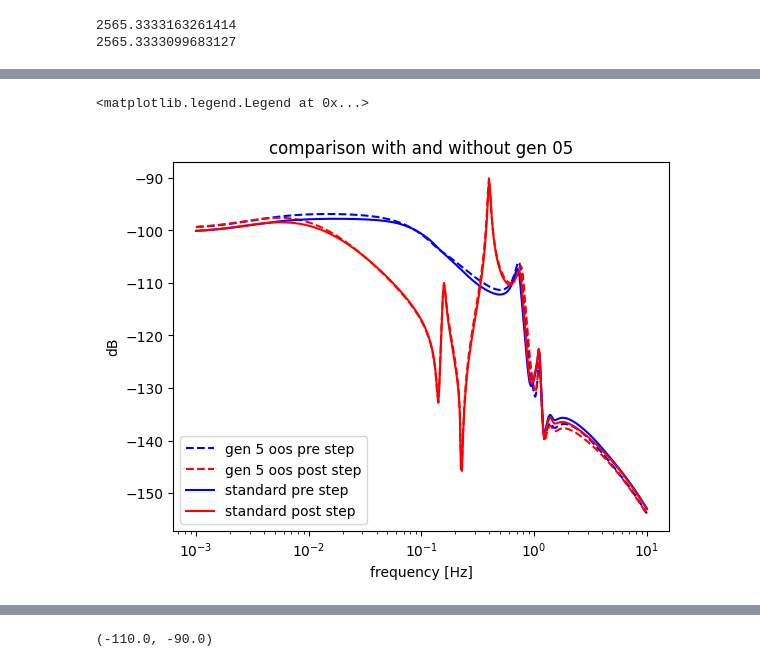
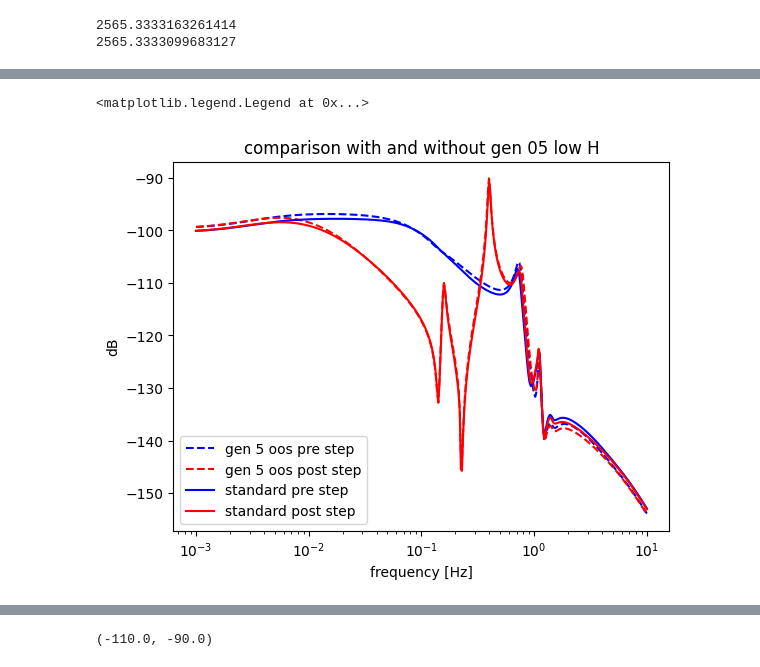
Before and after one commit to Ale20BruMalaussen/ai-pf, a Jupyter notebook: file analyzer.ipynb, the cells around one changed output, grey strips where cells are left out. Drawn from its saved outputs; the diff is of its cells as text; code cells hidden in the pictures.

```diff
--- a/file analyzer.ipynb
+++ b/file analyzer.ipynb
@@ -9,7 +9,7 @@ folder = r"C:\Users\aless\Desktop\dataset_AI_stablepower\small_experiments\confr
 data_g5oos_low_h_pre = np.load(os.path.join(folder, 'IEEE39_AC_config_grid_former_reali_g5oos_low_inertia_pre_step.npz'), allow_pickle = True)
 data_g5oos_low_h_post = np.load(os.path.join(folder, 'IEEE39_AC_config_grid_former_reali_g5oos_low_inertia_post_step.npz'), allow_pickle = True)
 data_norm_low_h_pre = np.load(os.path.join(folder, 'IEEE39_AC_config_grid_former_reali_low_inertia_pre_step.npz'), allow_pickle = True)
-data_norm_post = np.load(os.path.join(folder, 'IEEE39_AC_config_grid_former_reali_low_inertia_post_step.npz'), allow_pickle = True)
+data_norm_low_h_post = np.load(os.path.join(folder, 'IEEE39_AC_config_grid_former_reali_low_inertia_post_step.npz'), allow_pickle = True)
 
 
 data_g5oos_pre = np.load(os.path.join(folder, 'IEEE39_AC_config_grid_former_reali_g5oos_pre_step.npz'), allow_pickle = True)
@@ -25,13 +38,13 @@ print(data_g5oos_pre['Mtot'])
 # %%
 plt.semilogx(data_g5oos_low_h_pre['F'], 20*np.log10(np.abs(data_g5oos_low_h_pre['TF'][0,:,0])), '--b', label='gen 5 oos pre step')
 plt.semilogx(data_g5oos_low_h_post['F'], 20*np.log10(np.abs(data_g5oos_low_h_post['TF'][0,:,0])),'--r', label = 'gen 5 oos post step')
 
 plt.semilogx(data_norm_low_h_pre['F'], 20*np.log10(np.abs(data_norm_low_h_pre['TF'][0,:,0])), linestyle = '-', color = 'b', label = 'standard pre step')
 plt.semilogx(data_norm_low_h_post['F'], 20*np.log10(np.abs(data_norm_low_h_post['TF'][0,:,0])), linestyle = '-', color = 'r', label = 'standard post step')
-plt.title('comparison with and without gen 05')
+plt.title('comparison with and without gen 05 low H')
 plt.xlabel('frequency [Hz]')
 plt.ylabel('dB')
 plt.legend()
 # %% [output]
 <matplotlib.legend.Legend at 0x...>
-[figure, old version]
+[figure, new version]
```
Also changed, not shown: parts of 6 cells of this notebook.
